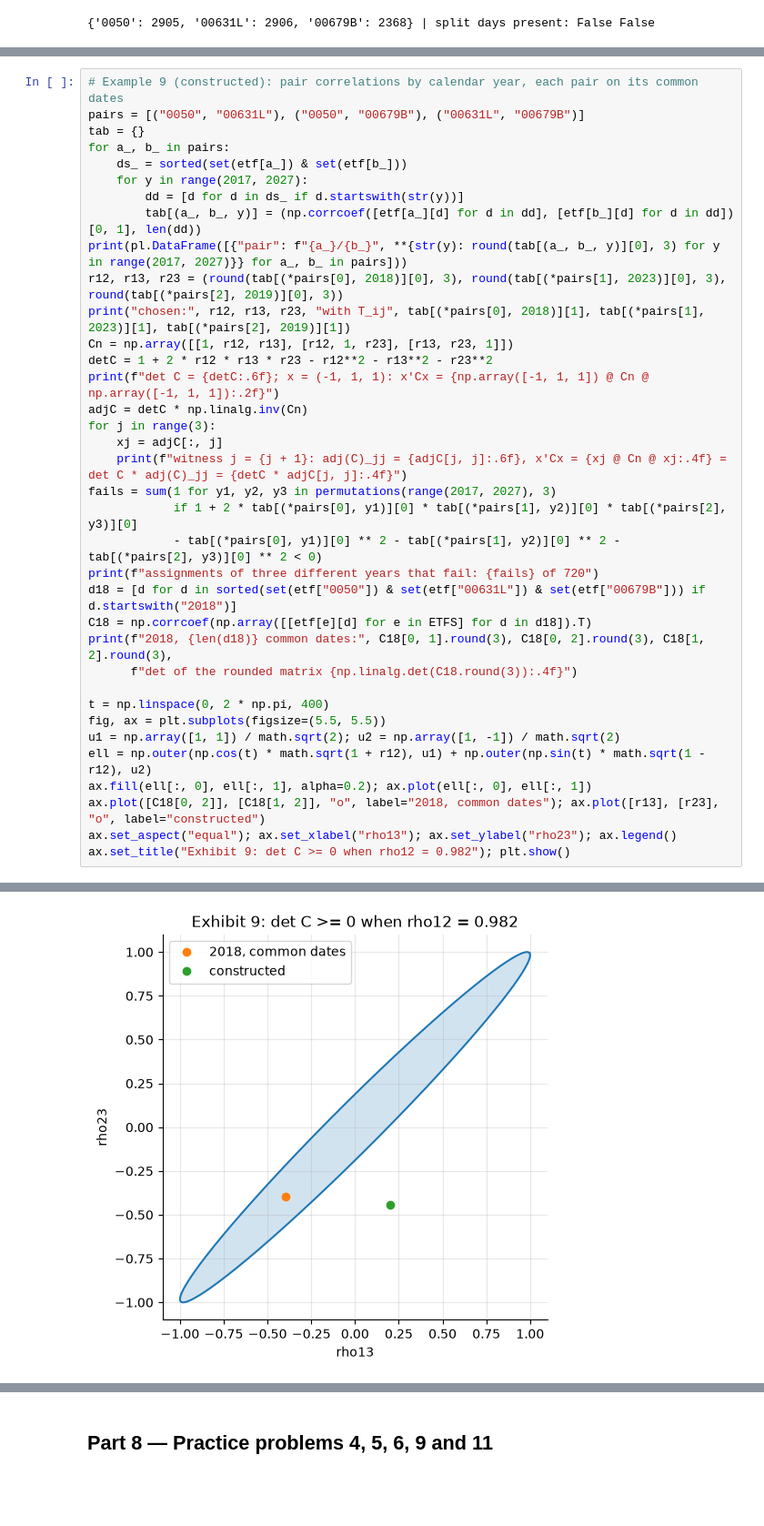
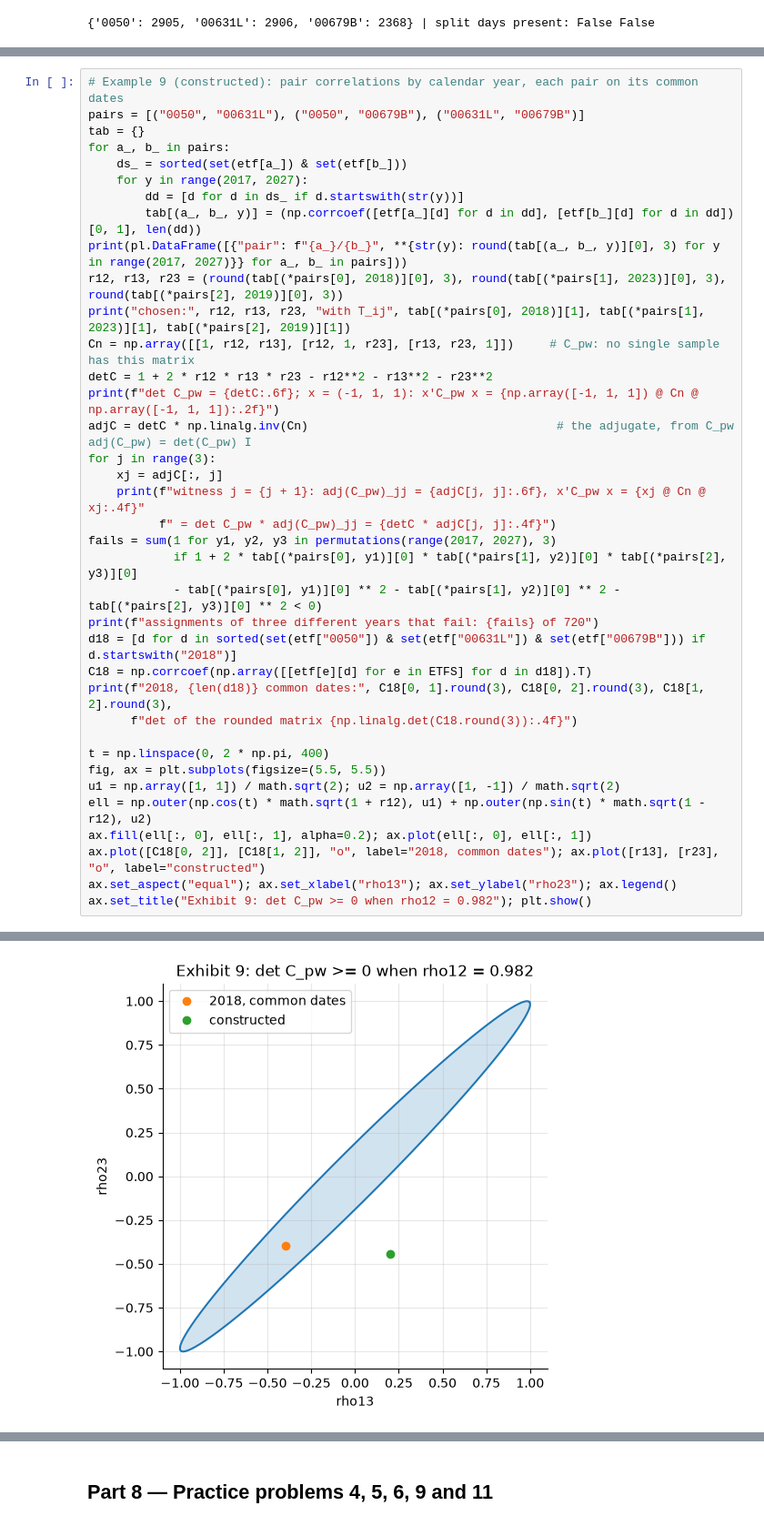
Before and after one commit to Benjamin-Teng/Quant-math-for-beginner, a Jupyter notebook: labs/LM10_lab/LM10_lab.ipynb, the cells around one changed output, grey strips where cells are left out. Shown at 91% size. Cells and saved outputs as stored; diff of their text form; blank space fills up the shorter version.

```diff
--- a/labs/LM10_lab/LM10_lab.ipynb
+++ b/labs/LM10_lab/LM10_lab.ipynb
@@ -464,13 +468,14 @@ for a_, b_ in pairs:
 print(pl.DataFrame([{"pair": f"{a_}/{b_}", **{str(y): round(tab[(a_, b_, y)][0], 3) for y in range(2017, 2027)}} for a_, b_ in pairs]))
 r12, r13, r23 = (round(tab[(*pairs[0], 2018)][0], 3), round(tab[(*pairs[1], 2023)][0], 3), round(tab[(*pairs[2], 2019)][0], 3))
 print("chosen:", r12, r13, r23, "with T_ij", tab[(*pairs[0], 2018)][1], tab[(*pairs[1], 2023)][1], tab[(*pairs[2], 2019)][1])
-Cn = np.array([[1, r12, r13], [r12, 1, r23], [r13, r23, 1]])
+Cn = np.array([[1, r12, r13], [r12, 1, r23], [r13, r23, 1]])     # C_pw: no single sample has this matrix
 detC = 1 + 2 * r12 * r13 * r23 - r12**2 - r13**2 - r23**2
-print(f"det C = {detC:.6f}; x = (-1, 1, 1): x'Cx = {np.array([-1, 1, 1]) @ Cn @ np.array([-1, 1, 1]):.2f}")
-adjC = detC * np.linalg.inv(Cn)
+print(f"det C_pw = {detC:.6f}; x = (-1, 1, 1): x'C_pw x = {np.array([-1, 1, 1]) @ Cn @ np.array([-1, 1, 1]):.2f}")
+adjC = detC * np.linalg.inv(Cn)                                   # the adjugate, from C_pw adj(C_pw) = det(C_pw) I
 for j in range(3):
     xj = adjC[:, j]
-    print(f"witness j = {j + 1}: adj(C)_jj = {adjC[j, j]:.6f}, x'Cx = {xj @ Cn @ xj:.4f} = det C * adj(C)_jj = {detC * adjC[j, j]:.4f}")
+    print(f"witness j = {j + 1}: adj(C_pw)_jj = {adjC[j, j]:.6f}, x'C_pw x = {xj @ Cn @ xj:.4f}"
+          f" = det C_pw * adj(C_pw)_jj = {detC * adjC[j, j]:.4f}")
 fails = sum(1 for y1, y2, y3 in permutations(range(2017, 2027), 3)
             if 1 + 2 * tab[(*pairs[0], y1)][0] * tab[(*pairs[1], y2)][0] * tab[(*pairs[2], y3)][0]
             - tab[(*pairs[0], y1)][0] ** 2 - tab[(*pairs[1], y2)][0] ** 2 - tab[(*pairs[2], y3)][0] ** 2 < 0)
@@ -487,7 +492,7 @@ ell = np.outer(np.cos(t) * math.sqrt(1 + r12), u1) + np.outer(np.sin(t) * math.s
 ax.fill(ell[:, 0], ell[:, 1], alpha=0.2); ax.plot(ell[:, 0], ell[:, 1])
 ax.plot([C18[0, 2]], [C18[1, 2]], "o", label="2018, common dates"); ax.plot([r13], [r23], "o", label="constructed")
 ax.set_aspect("equal"); ax.set_xlabel("rho13"); ax.set_ylabel("rho23"); ax.legend()
-ax.set_title("Exhibit 9: det C >= 0 when rho12 = 0.982"); plt.show()
+ax.set_title("Exhibit 9: det C_pw >= 0 when rho12 = 0.982"); plt.show()
 # %% [output]
 shape: (3, 11)
 ┌───────────────┬────────┬────────┬────────┬───┬───────┬────────┬───────┬───────┐
@@ -507,4 +512,4 @@ witness j = 3: adj(C)_jj = 0.035676, x'Cx = -0.0134 = det C * adj(C)_jj = -0.013
 assignments of three different years that fail: 362 of 720
 2018, 247 common dates: 0.982 -0.394 -0.395 det of the rounded matrix 0.0301
-[figure, old version]
+[figure, new version]
 # %% [markdown]
```
Also changed, not shown: parts of 10 cells of this notebook, 10 other files.
